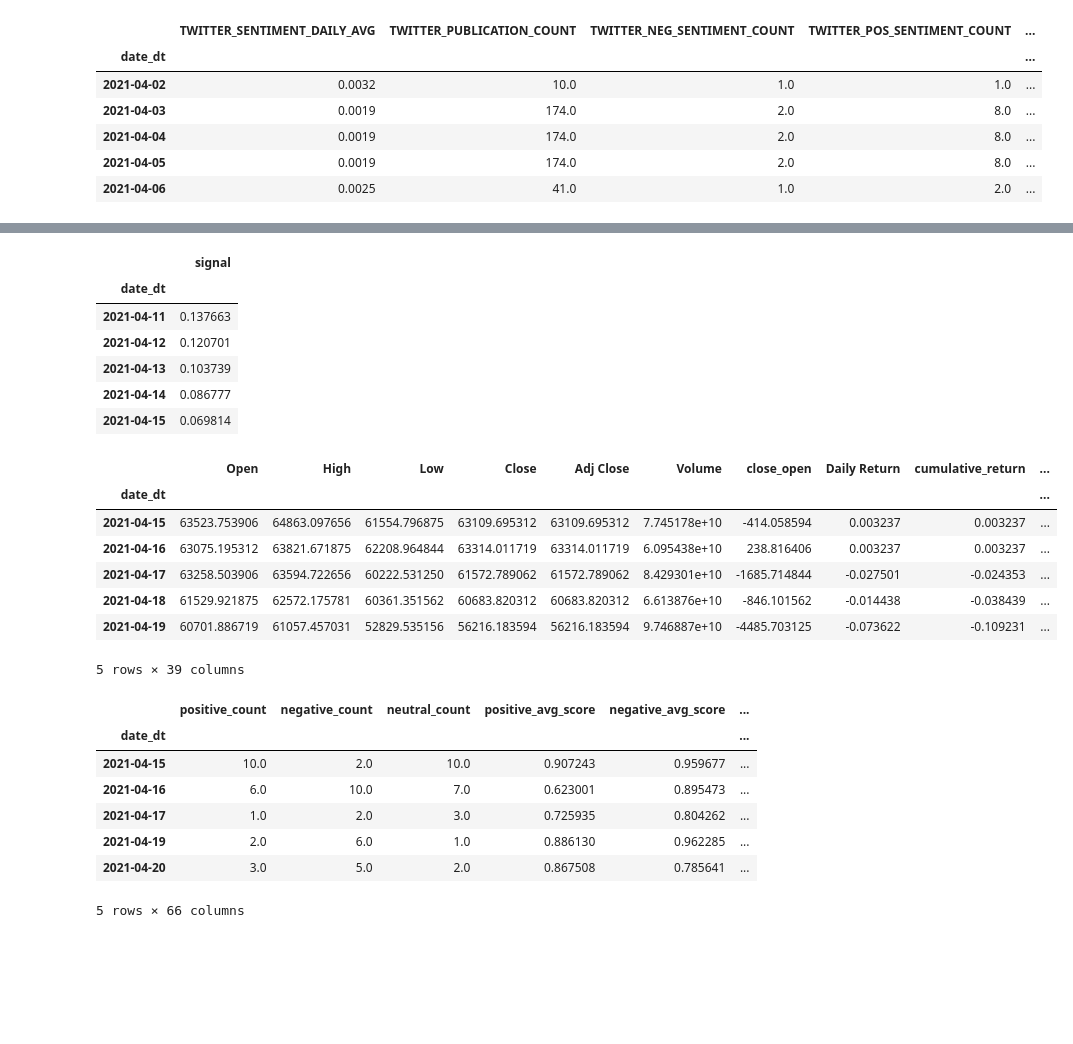
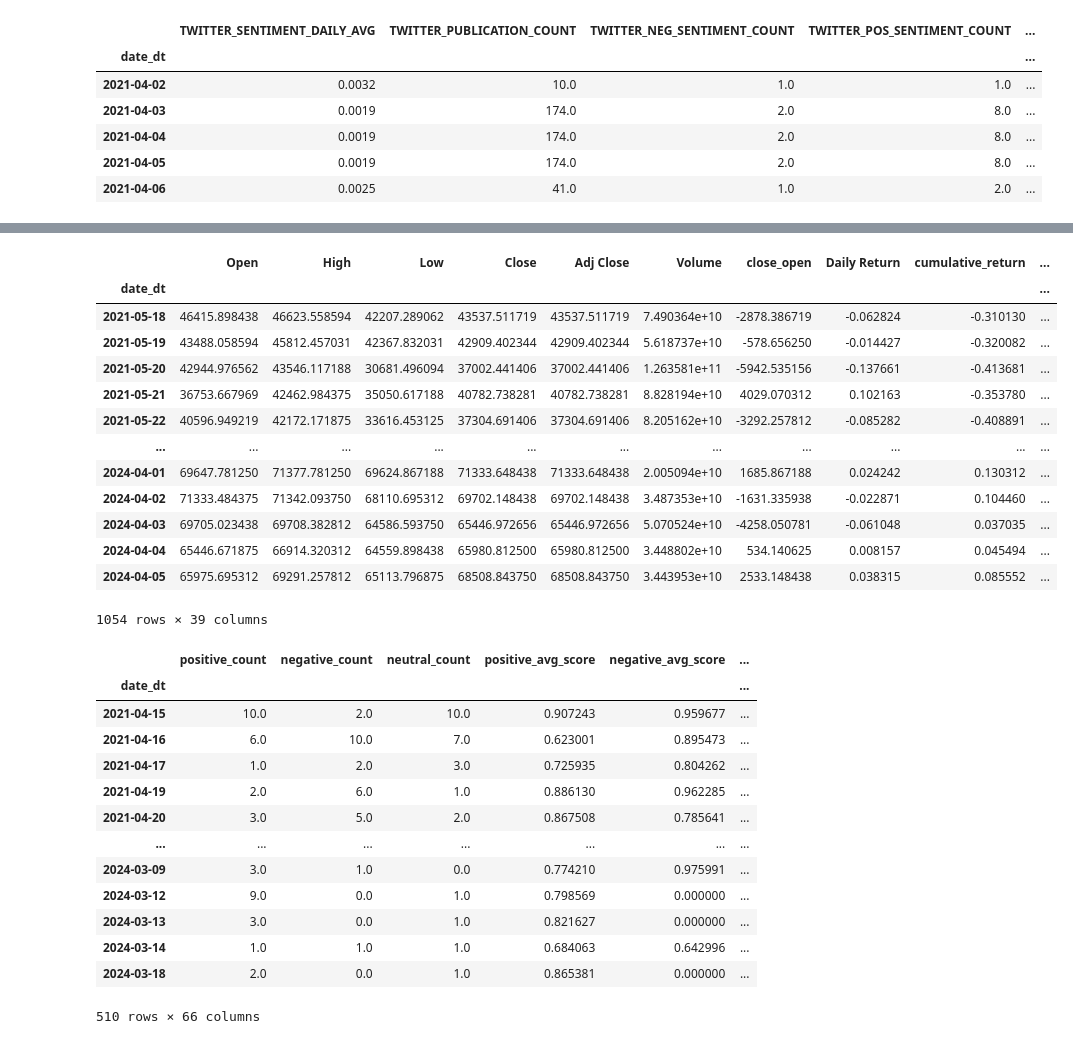
Before and after one commit to nogibjj/Flamingo-ML, a Jupyter notebook: Data_Merging/data_puller.ipynb, the cells around one changed output, grey strips where cells are left out. Cells and saved outputs as stored; diff of their text form; code cells hidden in the pictures; blank space fills up the shorter version.

```diff
--- a/Data_Merging/data_puller.ipynb
+++ b/Data_Merging/data_puller.ipynb
@@ -49,28 +81,22 @@ coin_daily.head()
 # %%
-google_trends.set_index("date", inplace=True)
-google_trends.index.names = ["date_dt"]
-google_trends.head()
+non_sentiment.set_index("date_dt", inplace=True)
+# non_sentiment.index.names = ["date_dt"]
+non_sentiment
 # %% [output]
-|  | signal |
-| date_dt |  |
-| 2021-04-11 | 0.137663 |
-| 2021-04-12 | 0.120701 |
-| 2021-04-13 | 0.103739 |
-| 2021-04-14 | 0.086777 |
-| 2021-04-15 | 0.069814 |
+|  | Open | High | Low | Close | Adj Close | Volume | close_open | Daily Return | cumulative_return | ... |
+| date_dt |  |  |  |  |  |  |  |  |  | ... |
+| 2021-05-18 | 46415.898438 | 46623.558594 | 42207.289062 | 43537.511719 | 43537.511719 | 7.490364e+10 | -2878.386719 | -0.062824 | -0.310130 | ... |
+| 2021-05-19 | 43488.058594 | 45812.457031 | 42367.832031 | 42909.402344 | 42909.402344 | 5.618737e+10 | -578.656250 | -0.014427 | -0.320082 | ... |
+| 2021-05-20 | 42944.976562 | 43546.117188 | 30681.496094 | 37002.441406 | 37002.441406 | 1.263581e+11 | -5942.535156 | -0.137661 | -0.413681 | ... |
+| 2021-05-21 | 36753.667969 | 42462.984375 | 35050.617188 | 40782.738281 | 40782.738281 | 8.828194e+10 | 4029.070312 | 0.102163 | -0.353780 | ... |
+| 2021-05-22 | 40596.949219 | 42172.171875 | 33616.453125 | 37304.691406 | 37304.691406 | 8.205162e+10 | -3292.257812 | -0.085282 | -0.408891 | ... |
+| ... | ... | ... | ... | ... | ... | ... | ... | ... | ... | ... |
+| 2024-04-01 | 69647.781250 | 71377.781250 | 69624.867188 | 71333.648438 | 71333.648438 | 2.005094e+10 | 1685.867188 | 0.024242 | 0.130312 | ... |
+| 2024-04-02 | 71333.484375 | 71342.093750 | 68110.695312 | 69702.148438 | 69702.148438 | 3.487353e+10 | -1631.335938 | -0.022871 | 0.104460 | ... |
+| 2024-04-03 | 69705.023438 | 69708.382812 | 64586.593750 | 65446.972656 | 65446.972656 | 5.070524e+10 | -4258.050781 | -0.061048 | 0.037035 | ... |
+| 2024-04-04 | 65446.671875 | 66914.320312 | 64559.898438 | 65980.812500 | 65980.812500 | 3.448802e+10 | 534.140625 | 0.008157 | 0.045494 | ... |
+| 2024-04-05 | 65975.695312 | 69291.257812 | 65113.796875 | 68508.843750 | 68508.843750 | 3.443953e+10 | 2533.148438 | 0.038315 | 0.085552 | ... |
+1054 rows × 39 columns
-# %%
-non_sentiment.set_index("Unnamed: 0", inplace=True)
-non_sentiment.index.names = ["date_dt"]
-non_sentiment.head()
-# %% [output]
-|  | Open | High | Low | Close | Adj Close | Volume | close_open | Daily Return | cumulative_return | ... |
-| date_dt |  |  |  |  |  |  |  |  |  | ... |
-| 2021-04-15 | 63523.753906 | 64863.097656 | 61554.796875 | 63109.695312 | 63109.695312 | 7.745178e+10 | -414.058594 | 0.003237 | 0.003237 | ... |
-| 2021-04-16 | 63075.195312 | 63821.671875 | 62208.964844 | 63314.011719 | 63314.011719 | 6.095438e+10 | 238.816406 | 0.003237 | 0.003237 | ... |
-| 2021-04-17 | 63258.503906 | 63594.722656 | 60222.531250 | 61572.789062 | 61572.789062 | 8.429301e+10 | -1685.714844 | -0.027501 | -0.024353 | ... |
-| 2021-04-18 | 61529.921875 | 62572.175781 | 60361.351562 | 60683.820312 | 60683.820312 | 6.613876e+10 | -846.101562 | -0.014438 | -0.038439 | ... |
-| 2021-04-19 | 60701.886719 | 61057.457031 | 52829.535156 | 56216.183594 | 56216.183594 | 9.746887e+10 | -4485.703125 | -0.073622 | -0.109231 | ... |
-5 rows × 39 columns
 # %%
 # btc_returns.set_index("Unnamed: 0", inplace=True)
 # btc_returns.index.names = ["date_dt"]
@@ -83,7 +109,7 @@ data = pd.merge(data, non_sentiment, on="date_dt", how="left")
 # data = pd.merge(data, btc_returns, on="date_dt", how="left")
 data = pd.merge(data, twitter_sentiment, on="date_dt", how="left")
 
-data.head()
+data
 # %% [output]
 |  | positive_count | negative_count | neutral_count | positive_avg_score | negative_avg_score | ... |
 | date_dt |  |  |  |  |  | ... |
@@ -92,7 +118,13 @@ data.head()
 | 2021-04-17 | 1.0 | 2.0 | 3.0 | 0.725935 | 0.804262 | ... |
 | 2021-04-19 | 2.0 | 6.0 | 1.0 | 0.886130 | 0.962285 | ... |
 | 2021-04-20 | 3.0 | 5.0 | 2.0 | 0.867508 | 0.785641 | ... |
+| ... | ... | ... | ... | ... | ... | ... |
+| 2024-03-09 | 3.0 | 1.0 | 0.0 | 0.774210 | 0.975991 | ... |
+| 2024-03-12 | 9.0 | 0.0 | 1.0 | 0.798569 | 0.000000 | ... |
+| 2024-03-13 | 3.0 | 0.0 | 1.0 | 0.821627 | 0.000000 | ... |
+| 2024-03-14 | 1.0 | 1.0 | 1.0 | 0.684063 | 0.642996 | ... |
+| 2024-03-18 | 2.0 | 0.0 | 1.0 | 0.865381 | 0.000000 | ... |
-5 rows × 66 columns
+510 rows × 66 columns
 # %%
 # save data
 data.to_csv(r"../Data/Aggregated_Final_Data.csv")
```
Also changed, not shown: parts of 34 cells of this notebook, 8 other files.
